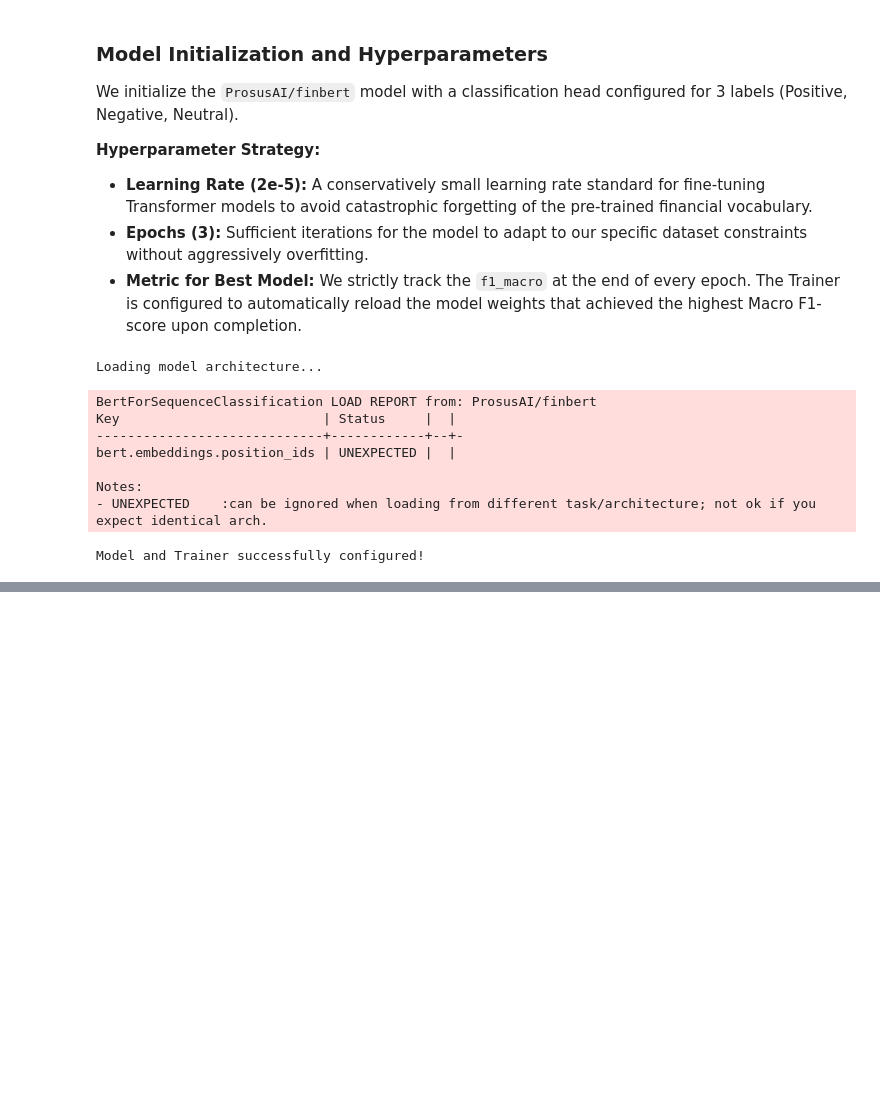
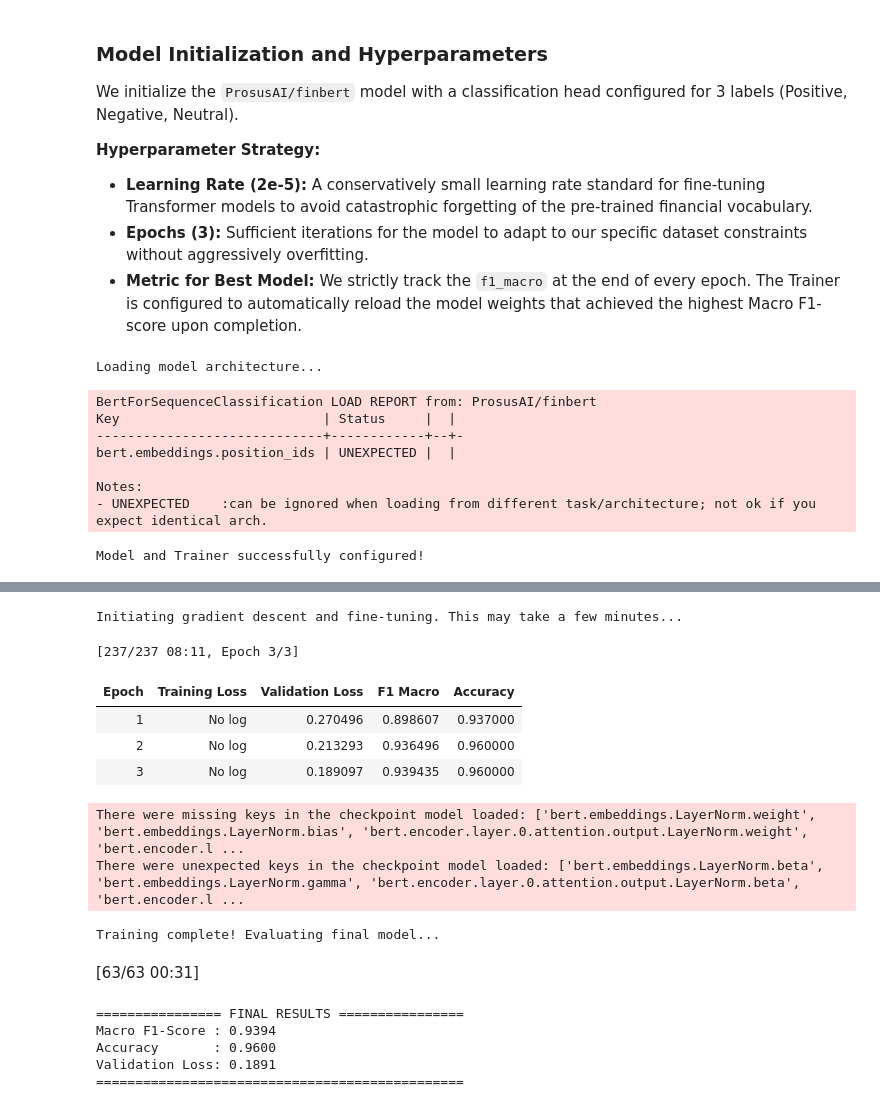
Before and after one commit to mobadara/finbert-sentiment-analyzer-api, a Jupyter notebook: notebooks/02_fine_tuning.ipynb, the cells around one changed output, grey strips where cells are left out. Cells and saved outputs as stored; diff of their text form; code cells hidden in the pictures; blank space fills up the shorter version.

```diff
--- a/notebooks/02_fine_tuning.ipynb
+++ b/notebooks/02_fine_tuning.ipynb
@@ -339,0 +351,30 @@ Model and Trainer successfully configured!
+# %%
+
+print("Initiating gradient descent and fine-tuning. This may take a few minutes...")
+trainer.train()
+
+
+print("\nTraining complete! Evaluating final model...")
+eval_results = trainer.evaluate()
+
+print("\n================ FINAL RESULTS ================")
+print(f"Macro F1-Score : {eval_results['eval_f1_macro']:.4f}")
+print(f"Accuracy       : {eval_results['eval_accuracy']:.4f}")
+print(f"Validation Loss: {eval_results['eval_loss']:.4f}")
+print("===============================================")
+# %% [output]
+Initiating gradient descent and fine-tuning. This may take a few minutes...
+[237/237 08:11, Epoch 3/3]
+| Epoch | Training Loss | Validation Loss | F1 Macro | Accuracy |
+| 1 | No log | 0.270496 | 0.898607 | 0.937000 |
+| 2 | No log | 0.213293 | 0.936496 | 0.960000 |
+| 3 | No log | 0.189097 | 0.939435 | 0.960000 |
+There were missing keys in the checkpoint model loaded: ['bert.embeddings.LayerNorm.weight', 'bert.embeddings.LayerNorm.bias', 'bert.encoder.layer.0.attention.output.LayerNorm.weight', 'bert.encoder.l ...
+There were unexpected keys in the checkpoint model loaded: ['bert.embeddings.LayerNorm.beta', 'bert.embeddings.LayerNorm.gamma', 'bert.encoder.layer.0.attention.output.LayerNorm.beta', 'bert.encoder.l ...
+Training complete! Evaluating final model...
+[63/63 00:31]
+================ FINAL RESULTS ================
+Macro F1-Score : 0.9394
+Accuracy       : 0.9600
+Validation Loss: 0.1891
+===============================================
```
Also changed, not shown: parts of 15 cells of this notebook.
